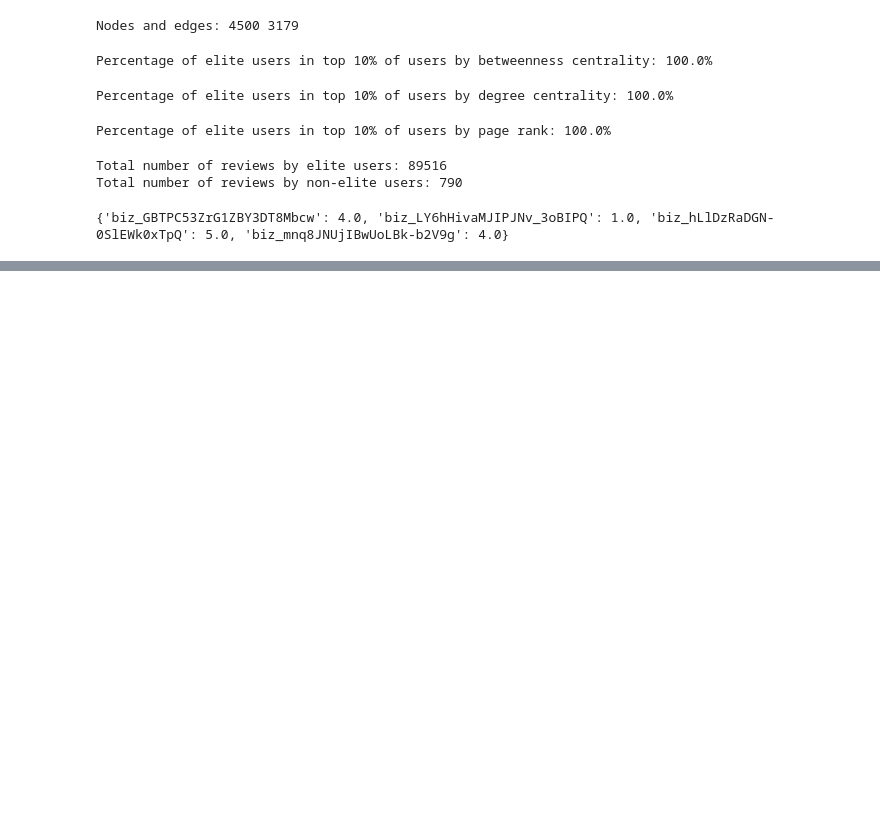
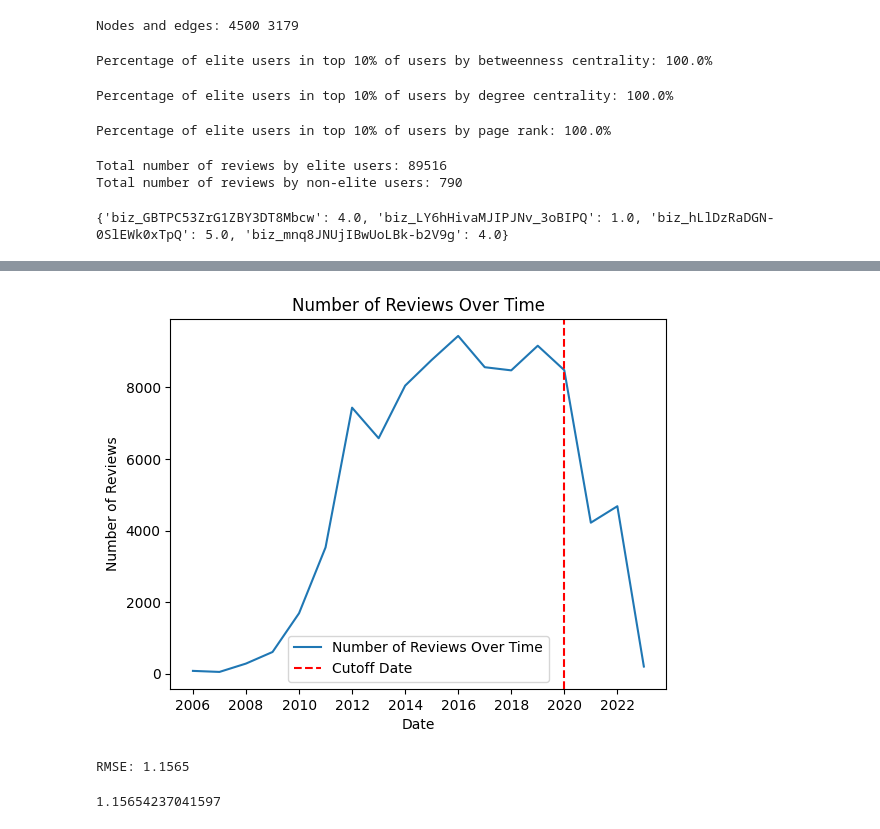
Before and after one commit to tommygomez25/CAC-1, a Jupyter notebook: user-based.ipynb, the cells around one changed output, grey strips where cells are left out. Cells and saved outputs as stored; diff of their text form; code cells hidden in the pictures; blank space fills up the shorter version.

```diff
--- a/user-based.ipynb
+++ b/user-based.ipynb
@@ -111,3 +119,11 @@ After removing:  6209
 ------------------------------------
 Before bussinesses that are not opened:  6209
 After removing:  4649
+# %%
+# remove reviews if they are not in the business dataset
+df_reviews = df_reviews[df_reviews['business_id'].isin(df_businesses['business_id'])]
+
+# reset indexes
+df_businesses.reset_index(drop=True, inplace=True)
+df_users.reset_index(drop=True, inplace=True)
+df_reviews.reset_index(drop=True, inplace=True)
@@ -368,0 +741,49 @@ Nodes and edges: 13769 3179
+# %%
+from surprise import SVD, Dataset, Reader,NormalPredictor, KNNBasic, KNNWithZScore, KNNWithMeans, KNNWithZScore, SVD
+from surprise.model_selection import cross_validate, train_test_split
+from surprise import accuracy
+
+reader = Reader(rating_scale=(1, 5))
+
+data = Dataset.load_from_df(df_reviews[['user_id', 'business_id', 'stars']], reader)
+
+# build trainset in a way that 80% are reviews from the past and 20% are the most recent reviews
+df_reviews_sorted = df_reviews.sort_values(by='date')
+
+total_reviews = len(df_reviews_sorted)
+
+cutoff_index = int(total_reviews * 0.8)
+
+cutoff_data = df_reviews_sorted.iloc[cutoff_index]['date']
+
+train_data = df_reviews_sorted[df_reviews_sorted['date'] < cutoff_data]
+test_data = df_reviews_sorted[df_reviews_sorted['date'] >= cutoff_data]
+
+reviews_over_year = df_reviews_sorted.resample('YE', on='date').size()
+cutoff_index = int(len(reviews_over_year) * 0.8)
+
+cutoff_date = reviews_over_year.index[cutoff_index]
+
+plt.figure
+plt.plot(reviews_over_year.index, reviews_over_year.values, label='Number of Reviews Over Time')
+plt.axvline(cutoff_date, color='red', linestyle='--', label='Cutoff Date')
+plt.title('Number of Reviews Over Time')
+plt.xlabel('Date')
+plt.ylabel('Number of Reviews')
+plt.legend()
+plt.show()
+# %% [output]
+[figure, added]
+# %%
+trainset = Dataset.load_from_df(train_data[['user_id', 'business_id', 'stars']], reader).build_full_trainset() # past reviews
+testset = list(test_data[['user_id', 'business_id', 'stars']].itertuples(index=False, name=None)) # most recent reviews
+
+algo = SVD(n_epochs=10, lr_all=0.005, reg_all=0.4)
+algo.fit(trainset)
+
+predictions = algo.test(testset)
+
+accuracy.rmse(predictions)
+# %% [output]
+RMSE: 1.1565
+1.15654237041597
```
Also changed, not shown: parts of 23 cells of this notebook, 1 other file.
